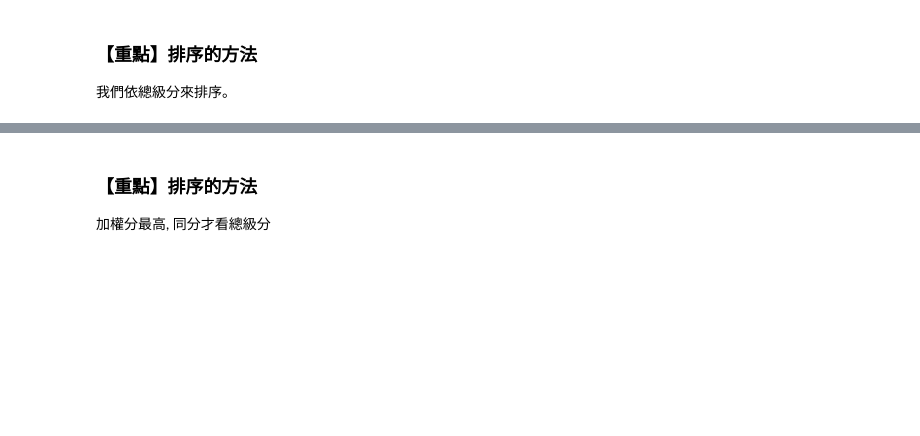
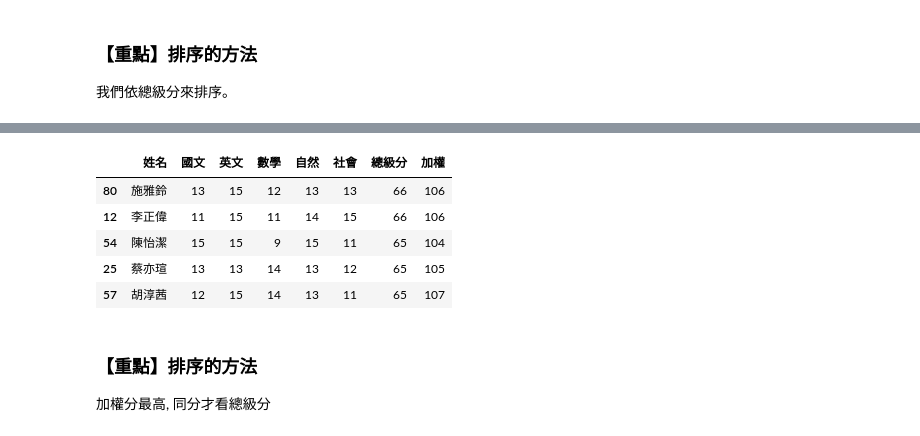
Before and after one commit to YouWeiChenPython/IMLP, a Jupyter notebook: Unit02/02_Pandas數據分析.ipynb, the cells around one changed output, grey strips where cells are left out. Cells and saved outputs as stored; diff of their text form; code cells hidden in the pictures; blank space fills up the shorter version.

```diff
--- a/Unit02/02_Pandas數據分析.ipynb
+++ b/Unit02/02_Pandas數據分析.ipynb
@@ -213,3 +218,12 @@ df
+# %%
+df.sort_values(by="總級分", ascending=False).head()
+# %% [output]
+|  | 姓名 | 國文 | 英文 | 數學 | 自然 | 社會 | 總級分 | 加權 |
+| 80 | 施雅鈴 | 13 | 15 | 12 | 13 | 13 | 66 | 106 |
+| 12 | 李正偉 | 11 | 15 | 11 | 14 | 15 | 66 | 106 |
+| 54 | 陳怡潔 | 15 | 15 | 9 | 15 | 11 | 65 | 104 |
+| 25 | 蔡亦瑄 | 13 | 13 | 14 | 13 | 12 | 65 | 105 |
+| 57 | 胡淳茜 | 12 | 15 | 14 | 13 | 11 | 65 | 107 |
 # %% [markdown]
 ### 【重點】排序的方法
 
```
Also changed, not shown: parts of 11 cells of this notebook.
